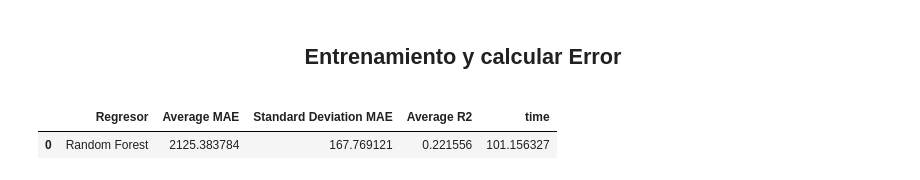
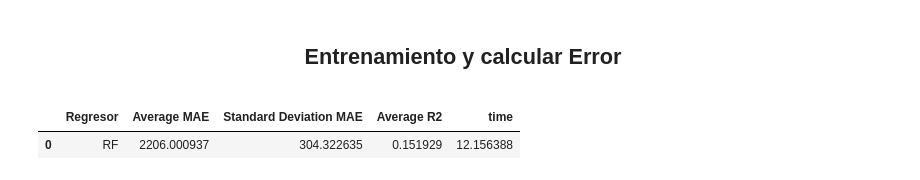
Before and after one commit to ThePylots/Reto1_Prediccion_Estancia_UCI, a Jupyter notebook: src/main.ipynb, the cells around one changed output. Cells and saved outputs as stored; diff of their text form; code cells hidden in the pictures.

```diff
--- a/src/main.ipynb
+++ b/src/main.ipynb
@@ -257,37 +275,37 @@ def cv_avg_std(reg, X, y, scoring):
 def make_df(datos_reg):
     error_df = pd.DataFrame()
 
     error_df['Regresor']                = datos_reg.keys()
     error_df['Average MAE']             = [ abs(dato['avg']) for dato in datos_reg.values() ]
     error_df['Standard Deviation MAE']  = [ dato['std_dev'] for dato in datos_reg.values() ]
     error_df['Average R2']              = [ dato['avg_r2'] for dato in datos_reg.values() ]
     error_df['time']                    = [ dato['time'] for dato in datos_reg.values() ]
 
     return error_df
 
 datos_reg = {}
 regressors = [
-    #('RF', RandomForestRegressor()
-    ('Random Forest', RandomForestRegressor(
-      criterion="absolute_error",
-      max_features=48,
-      max_depth=50,
-      random_state=600738951),
+    ('RF', RandomForestRegressor()
+    #('Random Forest', RandomForestRegressor(
+    #  criterion="absolute_error",
+    #  max_features=48,
+    #  max_depth=50,
+    #  random_state=600738951),
      #'XGBRegressor', XGBRegressor(n_estimators=1000, max_depth=7, eta=0.1, subsample=0.7, colsample_bytree=0.8)
     )
 ]
 
 # Medir tiempo y hacer predicciones para cada regresor
 for reg_name, reg in regressors:
     start_time = time.time()
 
     maes, avg, std_dev = cv_avg_std(reg, X_T, y, 'neg_mean_absolute_error')
     maes, r2, _ = cv_avg_std(reg, X_T, y, 'r2')
 
     datos_reg[reg_name] = { 'avg': avg, 'std_dev': std_dev, 'time': time.time() - start_time }
     datos_reg[reg_name]['avg_r2'] = r2
 
 make_df(datos_reg)
 # %% [output]
 |  | Regresor | Average MAE | Standard Deviation MAE | Average R2 | time |
-| 0 | Random Forest | 2125.383784 | 167.769121 | 0.221556 | 101.156327 |
+| 0 | RF | 2206.000937 | 304.322635 | 0.151929 | 12.156388 |
```
Also changed, not shown: parts of 2 cells of this notebook, 1 other file.
